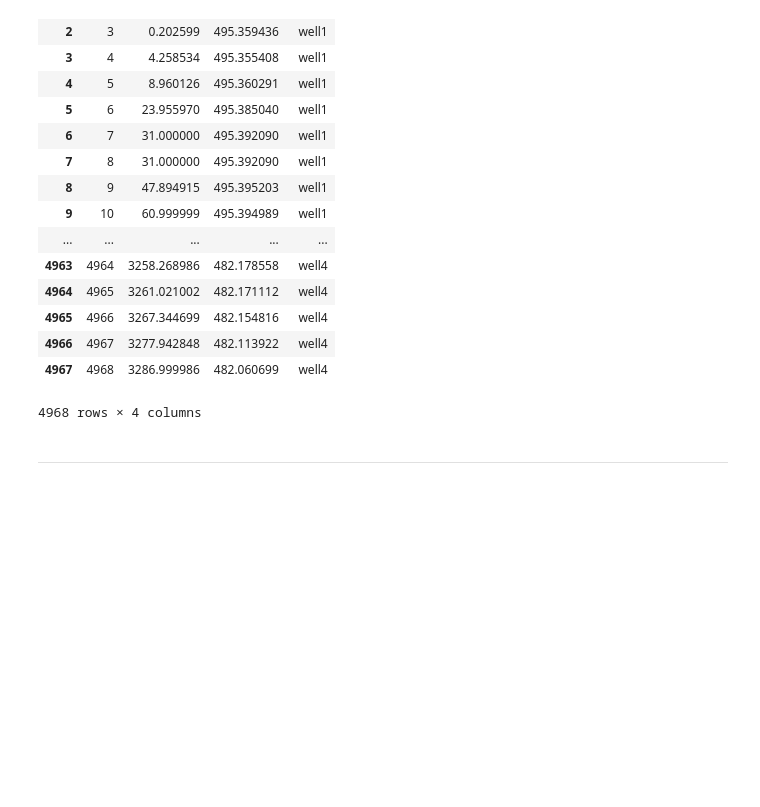
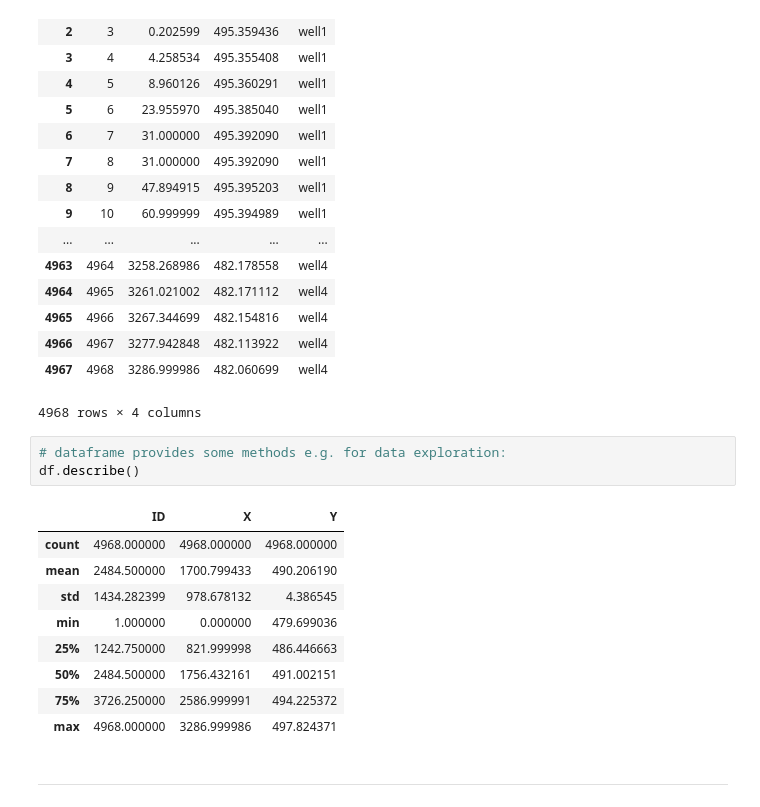
Before and after one commit to DHI/jupyter-training-course, a Jupyter notebook: _instructor/module02-datahandling.ipynb, the cells around one changed output. Drawn from its saved outputs; the diff is of its cells as text; blank space fills up the shorter version.

```diff
--- a/_instructor/module02-datahandling.ipynb
+++ b/_instructor/module02-datahandling.ipynb
@@ -94,6 +94,19 @@ df
 | 4966 | 4967 | 3277.942848 | 482.113922 | well4 |
 | 4967 | 4968 | 3286.999986 | 482.060699 | well4 |
 4968 rows × 4 columns
+# %%
+# dataframe provides some methods e.g. for data exploration:
+df.describe()
+# %% [output]
+|  | ID | X | Y |
+| count | 4968.000000 | 4968.000000 | 4968.000000 |
+| mean | 2484.500000 | 1700.799433 | 490.206190 |
+| std | 1434.282399 | 978.678132 | 4.386545 |
+| min | 1.000000 | 0.000000 | 479.699036 |
+| 25% | 1242.750000 | 821.999998 | 486.446663 |
+| 50% | 2484.500000 | 1756.432161 | 491.002151 |
+| 75% | 3726.250000 | 2586.999991 | 494.225372 |
+| max | 4968.000000 | 3286.999986 | 497.824371 |
 # %% [markdown]
 ***
 # %% [markdown]
```
Also changed, not shown: parts of 3 cells of this notebook, 4 other files.
